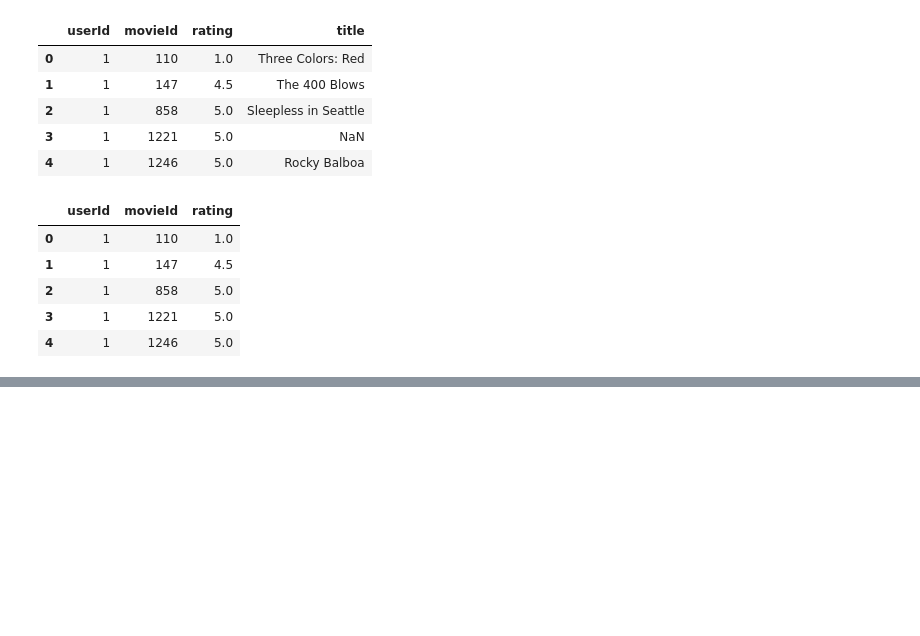
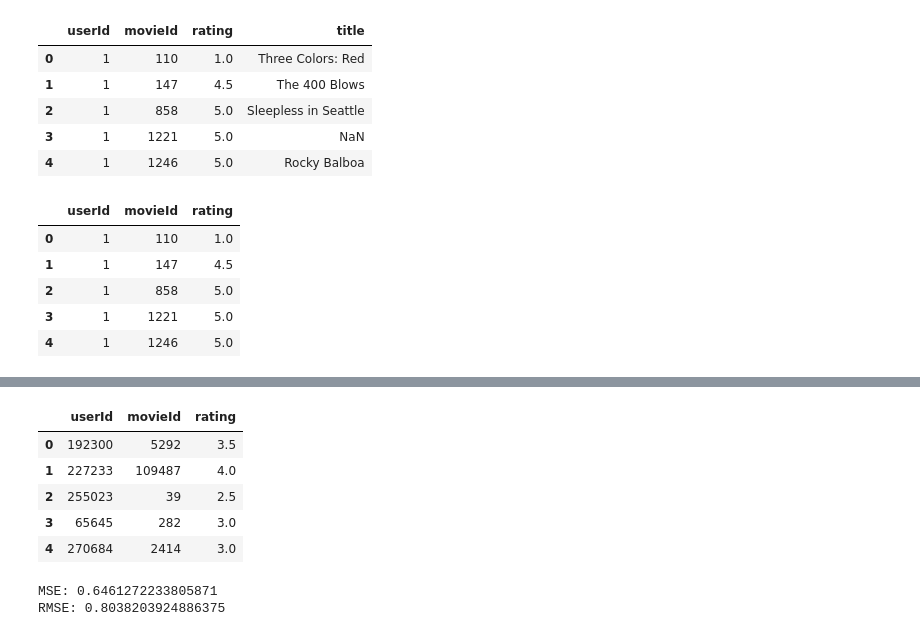
Before and after one commit to ZvonimirRavlic/hybridReccomenderSystem, a Jupyter notebook: userBasedFiltering.ipynb, the cells around one changed output, grey strips where cells are left out. Saved outputs shown, nothing was run; the diff lists cells and outputs as text; code cells hidden in the pictures; blank space fills up the shorter version.

Commit message:
Verzija sa testovima mse rmse

```diff
--- a/userBasedFiltering.ipynb
+++ b/userBasedFiltering.ipynb
@@ -83,0 +115,11 @@ get_recommendations(1)
+# %%
+test_df = [{'userId': obj[0], 'movieId': obj[1], 'rating': obj[2]} for obj in test_df]
+test_df = pd.DataFrame(test_df)
+test_df.head()
+# %% [output]
+|  | userId | movieId | rating |
+| 0 | 192300 | 5292 | 3.5 |
+| 1 | 227233 | 109487 | 4.0 |
+| 2 | 255023 | 39 | 2.5 |
+| 3 | 65645 | 282 | 3.0 |
+| 4 | 270684 | 2414 | 3.0 |
@@ -83,0 +136,7 @@ get_recommendations(1)
+# %%
+mse, rmse = calculate_mse_and_rmse(data)
+print("MSE:", mse)
+print("RMSE:", rmse)
+# %% [output]
+MSE: 0.6461272233805871
+RMSE: 0.8038203924886375
```
Also changed, not shown: parts of 5 cells of this notebook, 2 other files.
